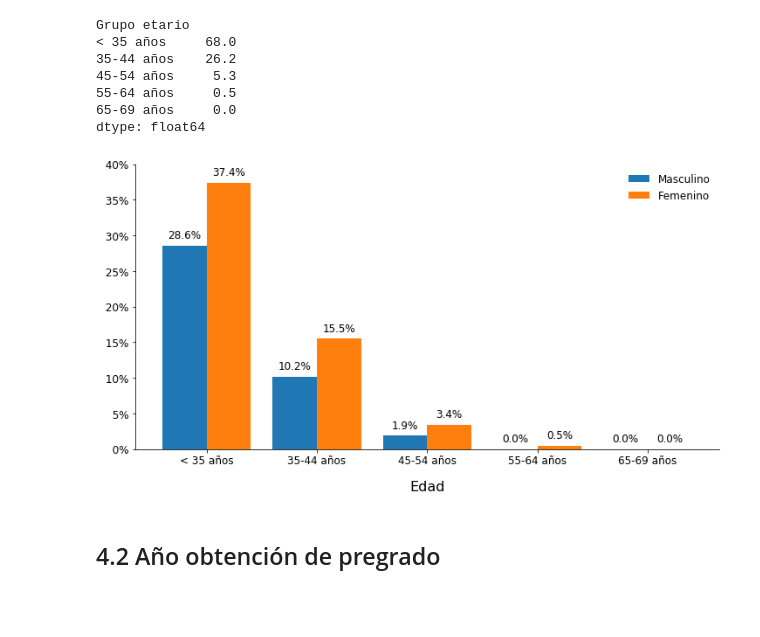
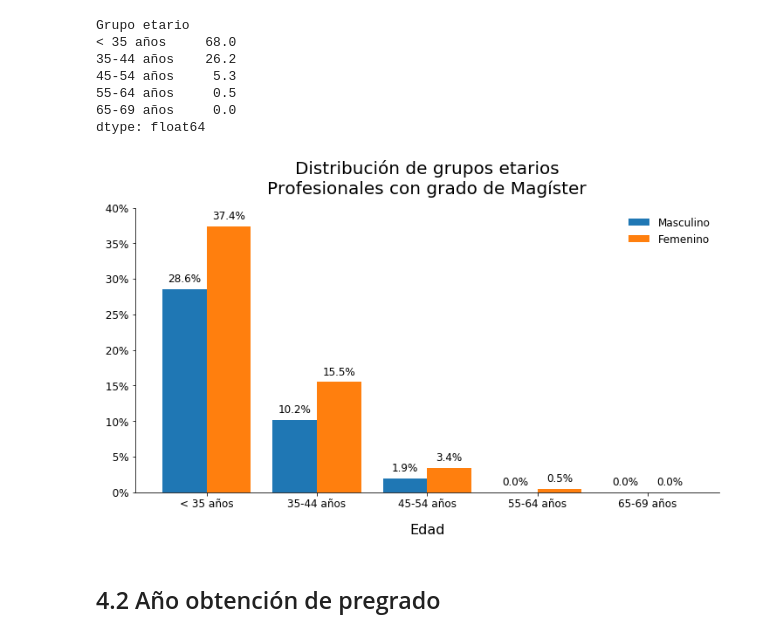
Before and after one commit to anipchile/encuesta_2018, a Jupyter notebook: notebooks/04 - Analisis de encuesta de insercion - Magister.ipynb, the cells around one changed output. Saved outputs shown, nothing was run; the diff lists cells and outputs as text; code cells hidden in the pictures; blank space fills up the shorter version.

```diff
--- a/notebooks/04 - Analisis de encuesta de insercion - Magister.ipynb
+++ b/notebooks/04 - Analisis de encuesta de insercion - Magister.ipynb
@@ -294,27 +294,29 @@ dtype: float64
 # %%
 plot_classes=["Masculino","Femenino"]
 
 fig, ax = plt.subplots(1,1, figsize=(12,6))
 data_plot_pct[plot_classes].plot(kind='bar', ax=ax,
                fontsize=12, rot=0, width=0.8)
 
 ax.spines['right'].set_visible(False)
 ax.spines['top'].set_visible(False)
 ax.legend(frameon=False)
 
 ax.set_ylim(0,40)
 ax.set_xlabel('Edad')
+plt.title("Distribución de grupos etarios\nProfesionales con grado de Magíster")
+
 vals = ax.get_yticks()
 ax.set_yticklabels(['{:3.0f}%'.format(x) for x in vals])
 
 for p in ax.patches:
     ax.annotate("{:.1f}%".format(p.get_height()), (p.get_x() + 0.2, p.get_height() + 1),
                fontsize=12, horizontalalignment='center')
 
-plt.savefig('figures/magister/figura_1_distribucion_grupo_etario.jpg', bbox_inches='tight')
+plt.savefig('figures/magister/figura_1_distribucion_grupo_etario.png', bbox_inches='tight')
 plt.savefig('figures/magister/figura_1_distribucion_grupo_etario.pdf', bbox_inches='tight')
 # %% [output]
-[figure, old version]
+[figure, new version]
 # %% [markdown]
 ## 4.2 Año obtención de pregrado
 # %%
```
Also changed, not shown: parts of 4 cells of this notebook, 34 other files.
